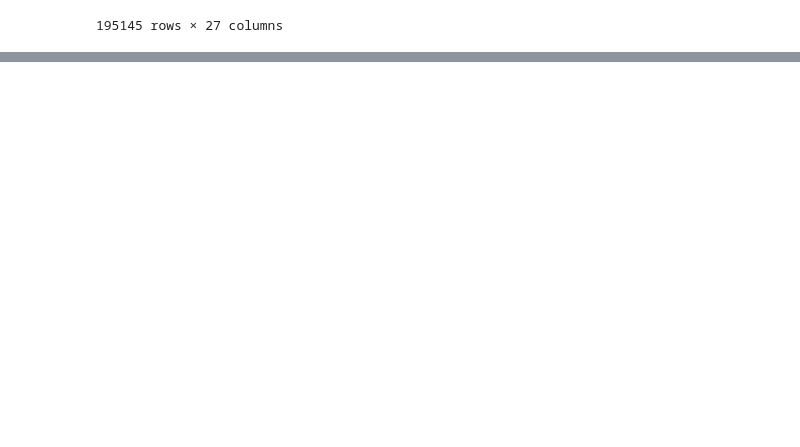
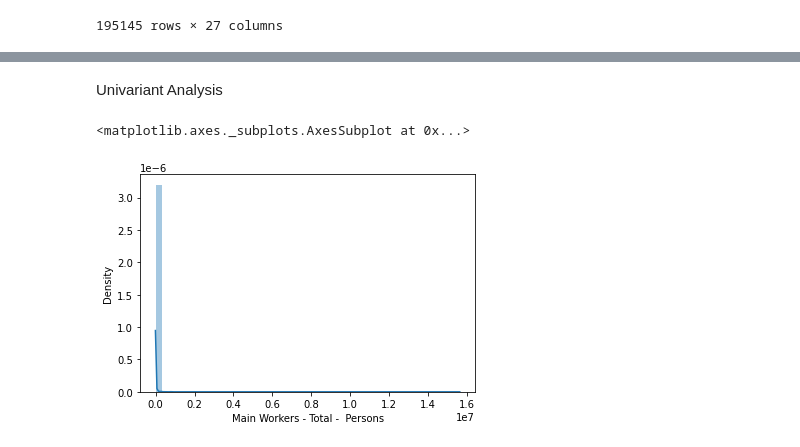
Before and after one commit to n3rdankit/Data-Science-and-Machine-Learning, a Jupyter notebook: Industrial_Human_Resource_Geo_Visualization.ipynb, the cells around one changed output, grey strips where cells are left out. Saved outputs shown, nothing was run; the diff lists cells and outputs as text; code cells hidden in the pictures; blank space fills up the shorter version.

```diff
--- a/Industrial_Human_Resource_Geo_Visualization.ipynb
+++ b/Industrial_Human_Resource_Geo_Visualization.ipynb
@@ -453,0 +475,2 @@ FinalDf
+# %% [markdown]
+Univariant Analysis
@@ -453,0 +479,5 @@ FinalDf
+# %%
+sn.distplot(FinalDf["Main Workers - Total -  Persons"])
+# %% [output]
+<matplotlib.axes._subplots.AxesSubplot at 0x...>
+[figure, added]
```
Also changed, not shown: parts of 41 cells of this notebook.
